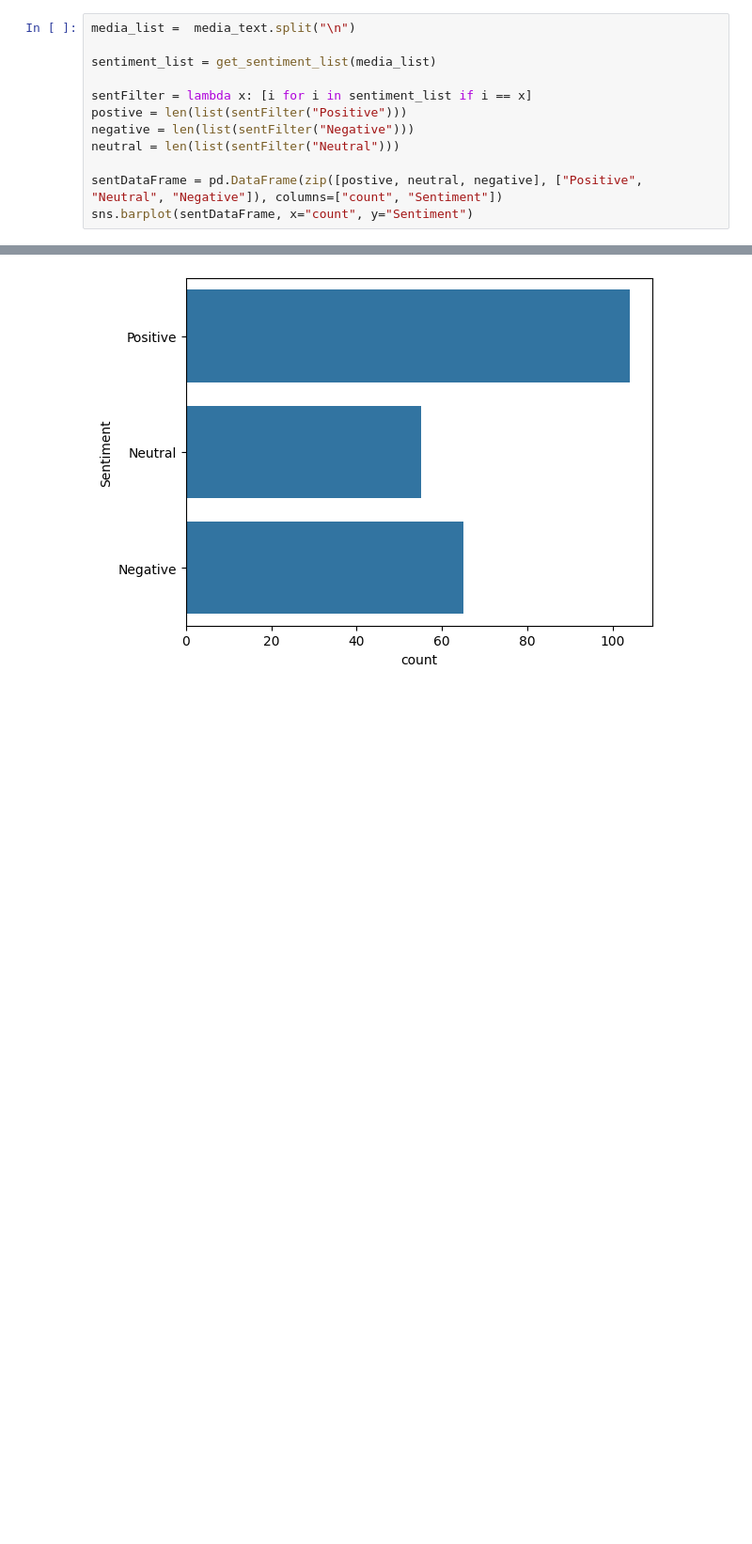
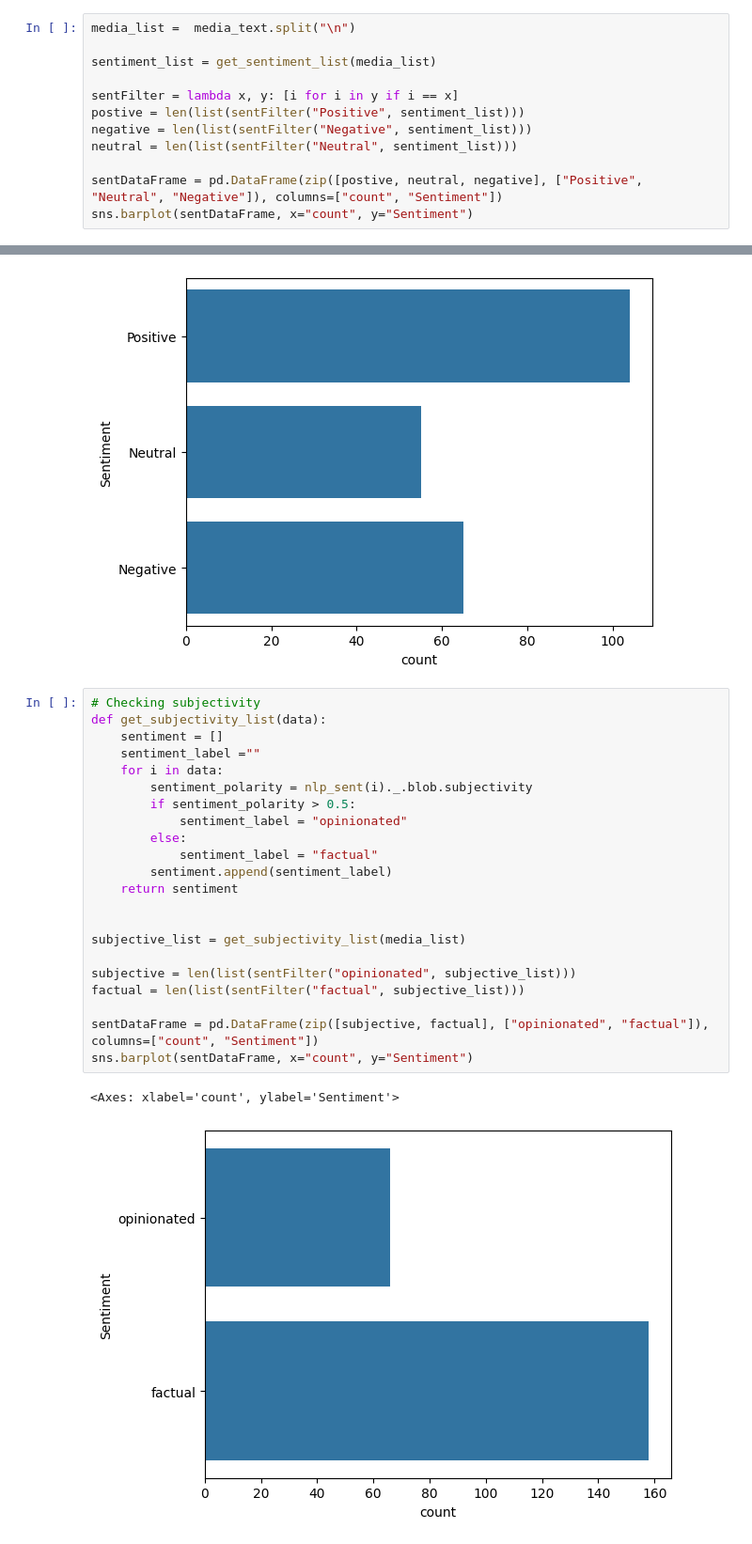
Before and after one commit to MugaRay/Data_gathering-, a Jupyter notebook: sentiment_anaysis.ipynb, the cells around one changed output, grey strips where cells are left out. Shown: that part at 94% size. Drawn from its saved outputs; the diff is of its cells as text; blank space fills up the shorter version.

Commit message:
testing subjectivity

```diff
--- a/sentiment_anaysis.ipynb
+++ b/sentiment_anaysis.ipynb
@@ -85,13 +85,38 @@ media_list =  media_text.split("\n")
 
 sentiment_list = get_sentiment_list(media_list)
 
-sentFilter = lambda x: [i for i in sentiment_list if i == x]
-postive = len(list(sentFilter("Positive")))
-negative = len(list(sentFilter("Negative")))
-neutral = len(list(sentFilter("Neutral")))
+sentFilter = lambda x, y: [i for i in y if i == x]
+postive = len(list(sentFilter("Positive", sentiment_list)))
+negative = len(list(sentFilter("Negative", sentiment_list)))
+neutral = len(list(sentFilter("Neutral", sentiment_list)))
 
 sentDataFrame = pd.DataFrame(zip([postive, neutral, negative], ["Positive", "Neutral", "Negative"]), columns=["count", "Sentiment"])
 sns.barplot(sentDataFrame, x="count", y="Sentiment")
 # %% [output]
 <Axes: xlabel='count', ylabel='Sentiment'>
 [figure]
+# %%
+# Checking subjectivity
+def get_subjectivity_list(data):
+    sentiment = []
+    sentiment_label =""
+    for i in data:
+        sentiment_polarity = nlp_sent(i)._.blob.subjectivity
+        if sentiment_polarity > 0.5:
+            sentiment_label = "opinionated"
+        else:
+            sentiment_label = "factual"
+        sentiment.append(sentiment_label)
+    return sentiment
+
+
+subjective_list = get_subjectivity_list(media_list)
+
+subjective = len(list(sentFilter("opinionated", subjective_list)))
+factual = len(list(sentFilter("factual", subjective_list)))
+
+sentDataFrame = pd.DataFrame(zip([subjective, factual], ["opinionated", "factual"]), columns=["count", "Sentiment"])
+sns.barplot(sentDataFrame, x="count", y="Sentiment")
+# %% [output]
+<Axes: xlabel='count', ylabel='Sentiment'>
+[figure, added]
```
Also changed, not shown: parts of 3 cells of this notebook.
